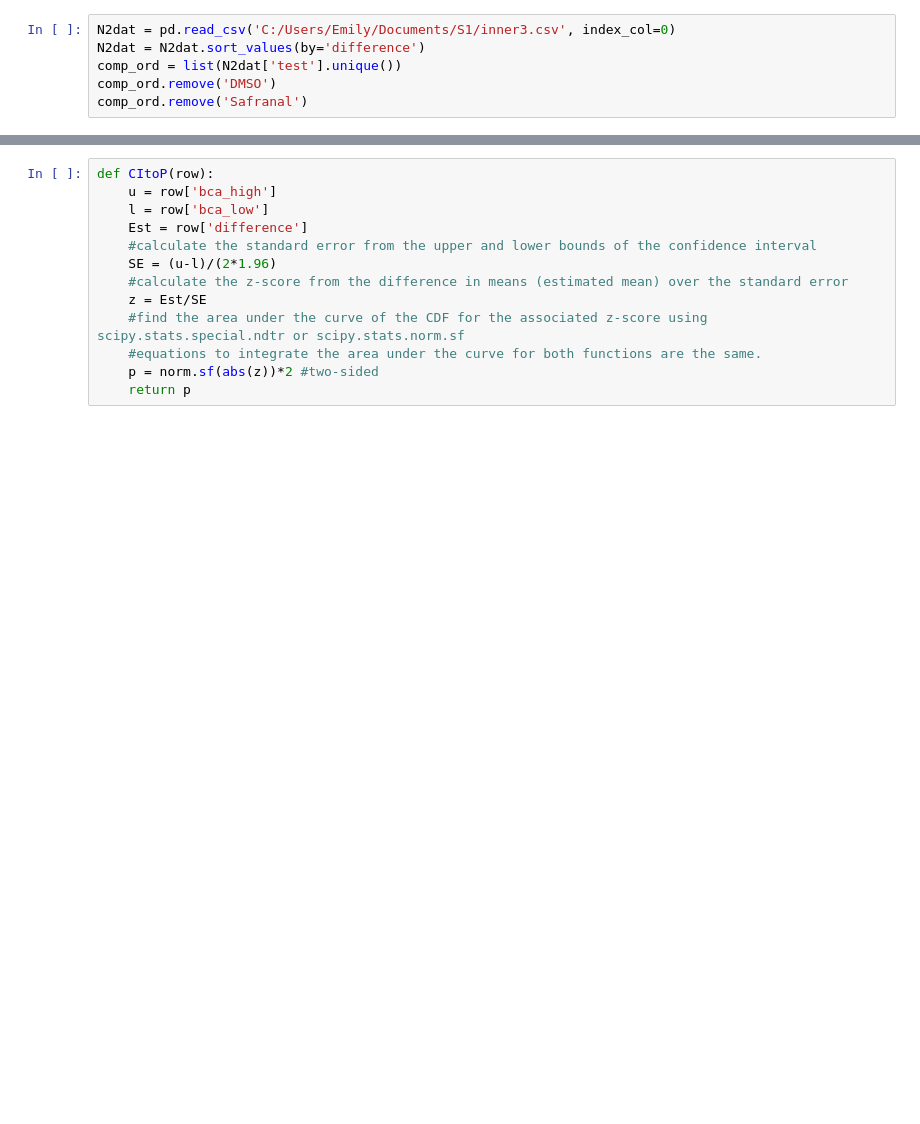
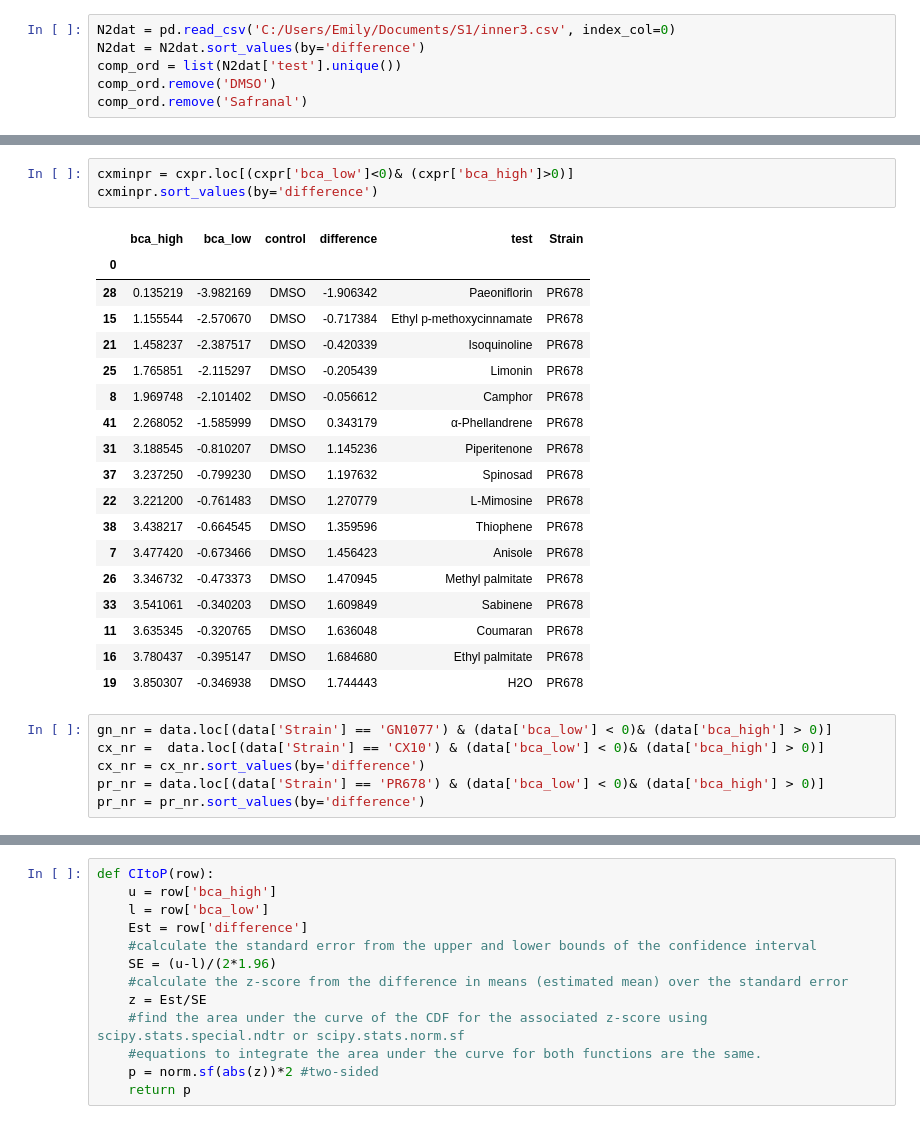
Before and after one commit to Neuroplant-Resources/Neuroplant-DataAnalysis, a Jupyter notebook: Manuscript plots/delta_delta.ipynb, the cells around one changed output, grey strips where cells are left out. Saved outputs shown, nothing was run; the diff lists cells and outputs as text; blank space fills up the shorter version.

```diff
--- a/Manuscript plots/delta_delta.ipynb
+++ b/Manuscript plots/delta_delta.ipynb
@@ -89,0 +312,28 @@ for s in strains:
+# %%
+cxminpr = cxpr.loc[(cxpr['bca_low']<0)& (cxpr['bca_high']>0)]
+cxminpr.sort_values(by='difference')
+# %% [output]
+|  | bca_high | bca_low | control | difference | test | Strain |
+| 0 |  |  |  |  |  |  |
+| 28 | 0.135219 | -3.982169 | DMSO | -1.906342 | Paeoniflorin | PR678 |
+| 15 | 1.155544 | -2.570670 | DMSO | -0.717384 | Ethyl p-methoxycinnamate | PR678 |
+| 21 | 1.458237 | -2.387517 | DMSO | -0.420339 | Isoquinoline | PR678 |
+| 25 | 1.765851 | -2.115297 | DMSO | -0.205439 | Limonin | PR678 |
+| 8 | 1.969748 | -2.101402 | DMSO | -0.056612 | Camphor | PR678 |
+| 41 | 2.268052 | -1.585999 | DMSO | 0.343179 | α-Phellandrene | PR678 |
+| 31 | 3.188545 | -0.810207 | DMSO | 1.145236 | Piperitenone | PR678 |
+| 37 | 3.237250 | -0.799230 | DMSO | 1.197632 | Spinosad | PR678 |
+| 22 | 3.221200 | -0.761483 | DMSO | 1.270779 | L-Mimosine | PR678 |
+| 38 | 3.438217 | -0.664545 | DMSO | 1.359596 | Thiophene | PR678 |
+| 7 | 3.477420 | -0.673466 | DMSO | 1.456423 | Anisole | PR678 |
+| 26 | 3.346732 | -0.473373 | DMSO | 1.470945 | Methyl palmitate | PR678 |
+| 33 | 3.541061 | -0.340203 | DMSO | 1.609849 | Sabinene | PR678 |
+| 11 | 3.635345 | -0.320765 | DMSO | 1.636048 | Coumaran | PR678 |
+| 16 | 3.780437 | -0.395147 | DMSO | 1.684680 | Ethyl palmitate | PR678 |
+| 19 | 3.850307 | -0.346938 | DMSO | 1.744443 | H2O | PR678 |
+# %%
+gn_nr = data.loc[(data['Strain'] == 'GN1077') & (data['bca_low'] < 0)& (data['bca_high'] > 0)]
+cx_nr =  data.loc[(data['Strain'] == 'CX10') & (data['bca_low'] < 0)& (data['bca_high'] > 0)]
+cx_nr = cx_nr.sort_values(by='difference')
+pr_nr = data.loc[(data['Strain'] == 'PR678') & (data['bca_low'] < 0)& (data['bca_high'] > 0)]
+pr_nr = pr_nr.sort_values(by='difference')
```
Also changed, not shown: parts of 18 cells of this notebook, 12 other files.
